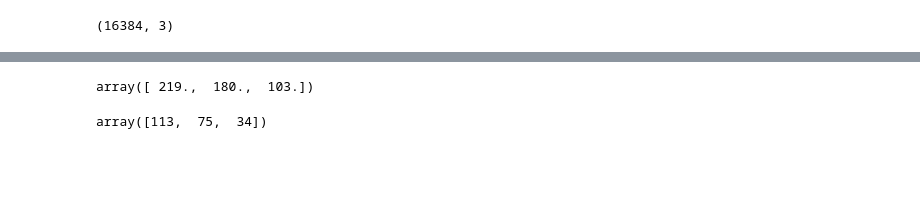
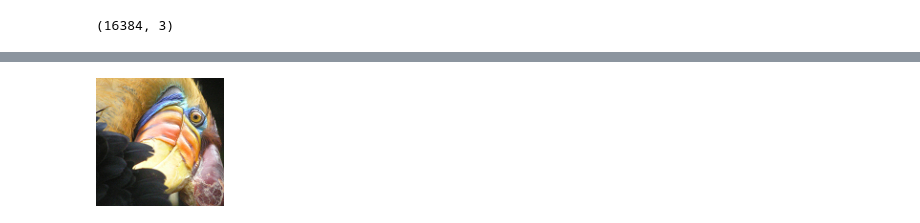
Before and after one commit to tiyd-python-2015-01/curriculum, a Jupyter notebook: notebooks/week5/Image Downsampling Exercise.ipynb, the cells around one changed output, grey strips where cells are left out. Saved outputs shown, nothing was run; the diff lists cells and outputs as text; code cells hidden in the pictures; blank space fills up the shorter version.

```diff
--- a/notebooks/week5/Image Downsampling Exercise.ipynb
+++ b/notebooks/week5/Image Downsampling Exercise.ipynb
@@ -50,8 +46,0 @@ plt.imshow(new_image_data)
-# %%
-all_pixels[0]
-# %% [output]
-array([ 219.,  180.,  103.])
-# %%
-new_pixels[0]
-# %% [output]
-array([113,  75,  34])
@@ -57,0 +50,4 @@ array([113,  75,  34])
+# %%
+IPythonImage("bird_small.jpg")
+# %% [output]
+[figure, added]
```
Also changed, not shown: parts of 8 cells of this notebook, 5 other files.
